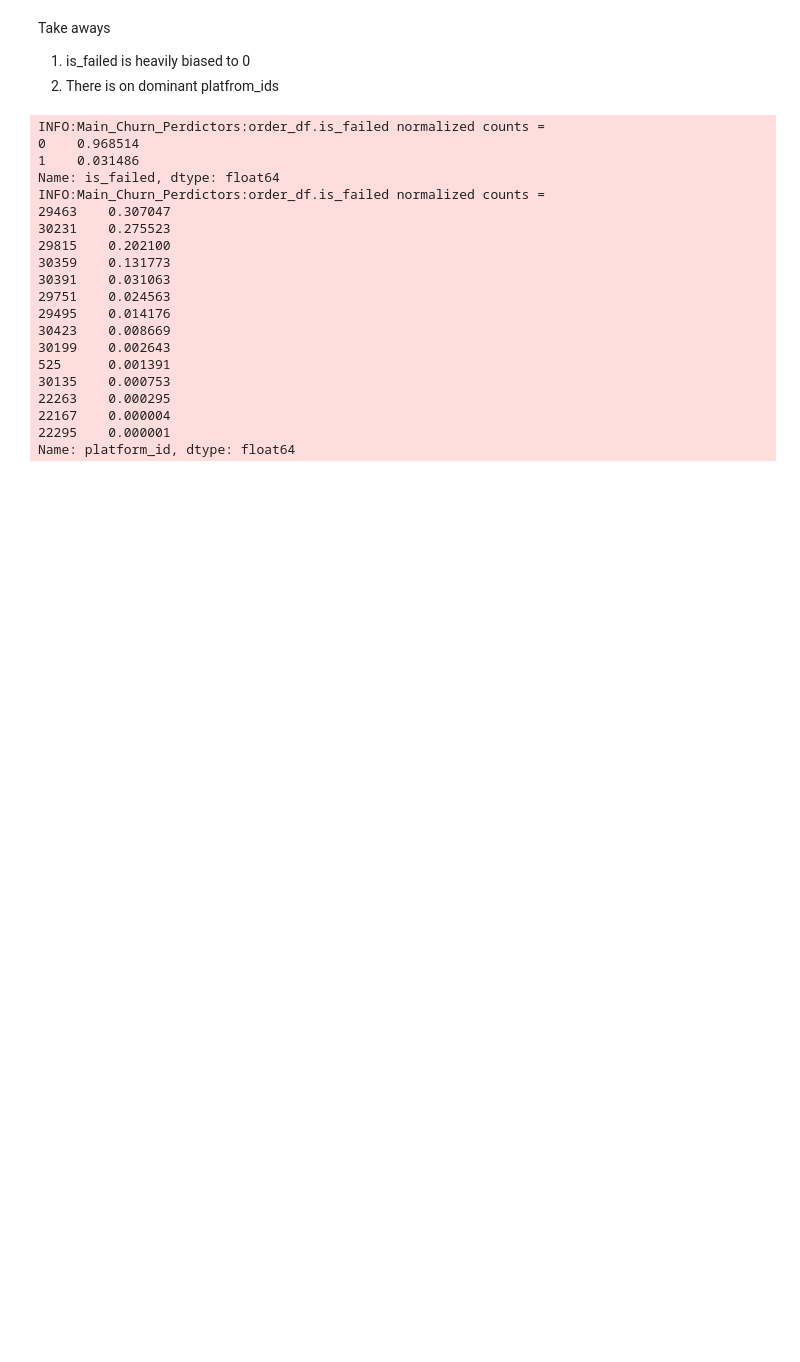
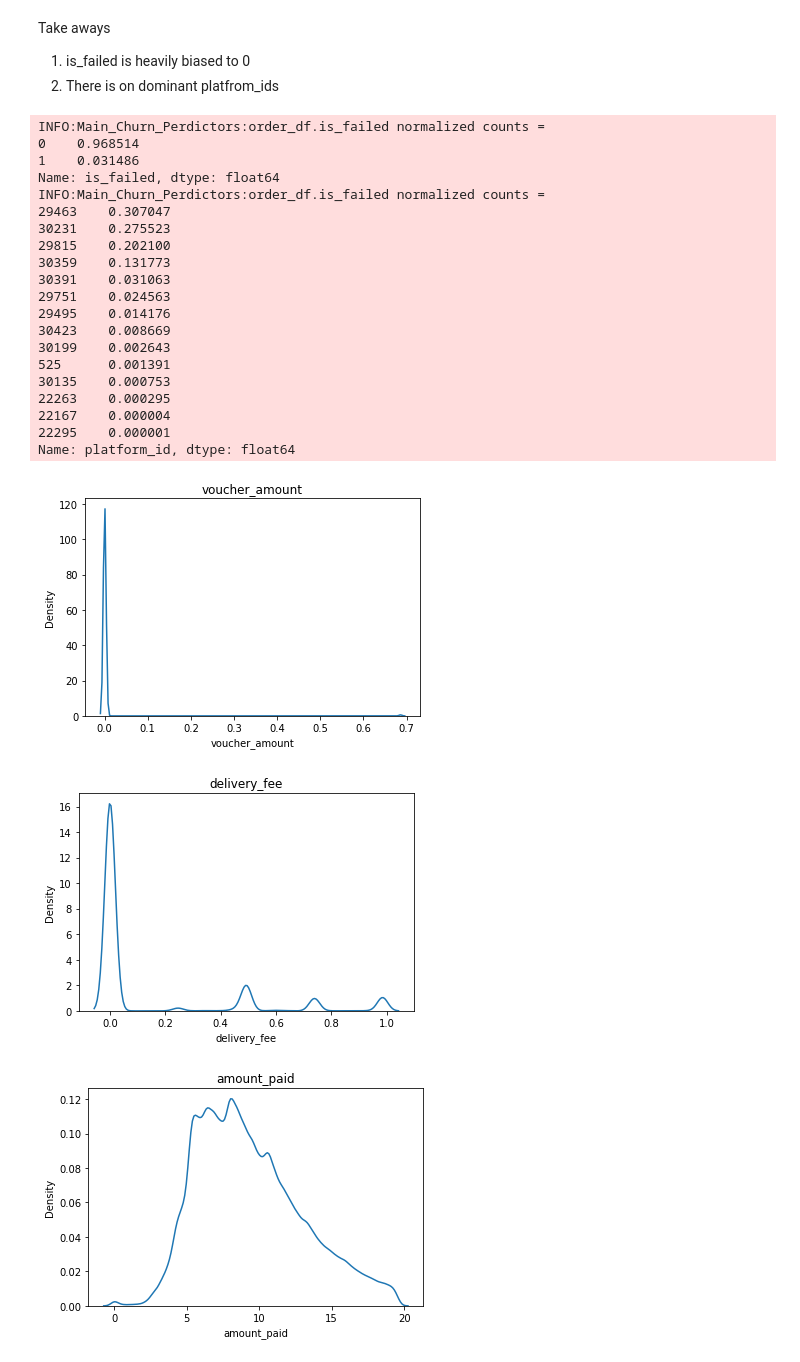
Before and after one commit to mbaddar1/task012021, a Jupyter notebook: nb/Churn-Prediction.ipynb, the cells around one changed output. Cells and saved outputs as stored; diff of their text form; code cells hidden in the pictures; blank space fills up the shorter version.

Commit message:
KDE : add quantuile based filtering to be able to examine the plots

```diff
--- a/nb/Churn-Prediction.ipynb
+++ b/nb/Churn-Prediction.ipynb
@@ -82,11 +83,25 @@ Name: platform_id, dtype: float64
 # %%
 # KDE to plot continous variables
 # function to plot given columns
 # focus only on continous variables, as discreate have been analyzed via hist function
-def kde_batch_numeric(df,columns):
+
+def kde_batch_numeric(df,columns,q=1):
+    """
+    df: dataframe to plot
+    columns: specific columns
+    q: filtering thershold based on quantiles
+    """
     for col in columns:
         if isinstance(df[col][0],(float,int)):
-            kdeplot(df[col]).set_title(col)
+            val_q = np.quantile(a=df[col],q=q)
+            filtered_data = df[col][df[col]<=val_q]
+            kdeplot(filtered_data).set_title(col)
             plt.show()
         else:
             raise ValueError(f'Column {col} is not float or int')
+
+kde_batch_numeric(df=orders_df,columns=['voucher_amount','delivery_fee','amount_paid'],q=0.95)
+# %% [output]
+[figure, added]
+[figure, added]
+[figure, added]
```
Also changed, not shown: parts of 7 cells of this notebook.
